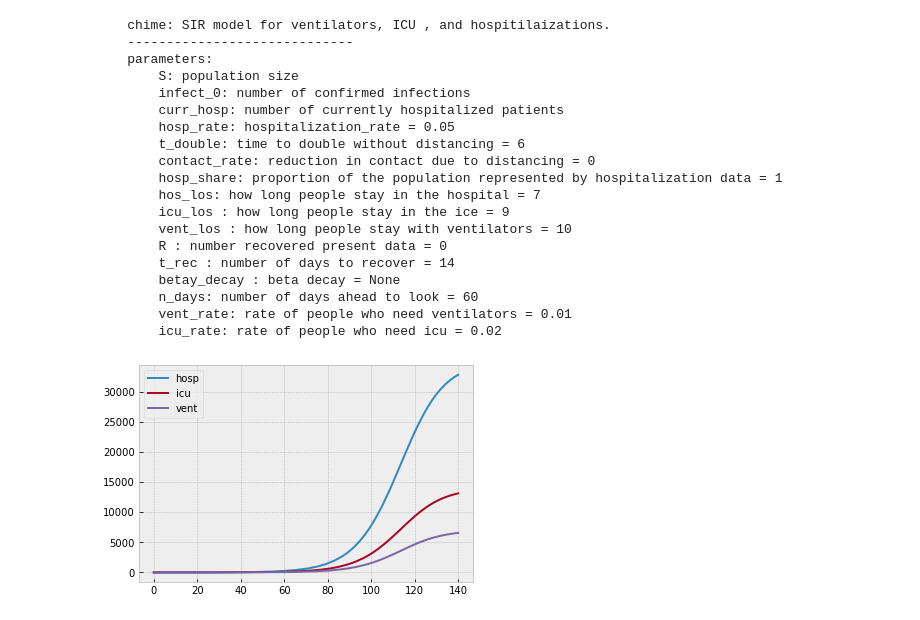
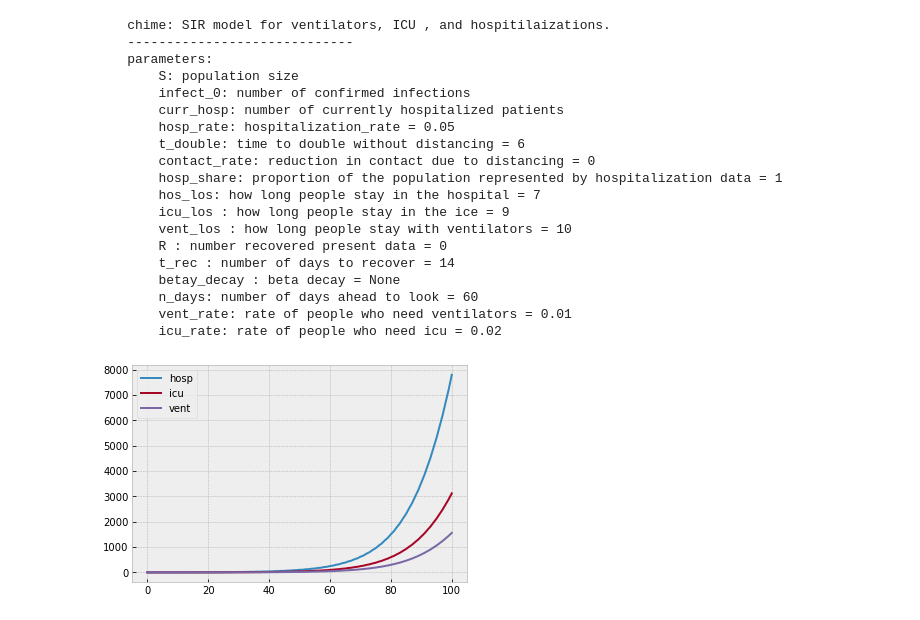
Before and after one commit to josephsdavid/COVID_modeling, a Jupyter notebook: Demo.ipynb, the cells around one changed output. Drawn from its saved outputs; the diff is of its cells as text; code cells hidden in the pictures.

```diff
--- a/Demo.ipynb
+++ b/Demo.ipynb
@@ -5,32 +5,32 @@ plt.style.use('bmh')
 
 # numbers inaccurate, the usage of just hospitalization rate means we need to do
 # something about the data
 print(chime.__doc__)
-dtx = chime(1345076, 35, 2, n_days = 140)
+dtx, admits, census = chime(1345076, 35, 2, n_days = 100)
 
 ax = plt.subplot()
 for k in list(dtx.keys())[1:]:
     ax.plot(dtx[k], label = k)
     ax.legend()
 plt.show()
 # %% [output]
     chime: SIR model for ventilators, ICU , and hospitilaizations.
     -----------------------------
     parameters:
         S: population size
         infect_0: number of confirmed infections
         curr_hosp: number of currently hospitalized patients
         hosp_rate: hospitalization_rate = 0.05
         t_double: time to double without distancing = 6
         contact_rate: reduction in contact due to distancing = 0
         hosp_share: proportion of the population represented by hospitalization data = 1
         hos_los: how long people stay in the hospital = 7
         icu_los : how long people stay in the ice = 9
         vent_los : how long people stay with ventilators = 10
         R : number recovered present data = 0
         t_rec : number of days to recover = 14
         betay_decay : beta decay = None
         n_days: number of days ahead to look = 60
         vent_rate: rate of people who need ventilators = 0.01
         icu_rate: rate of people who need icu = 0.02
-[figure, old version]
+[figure, new version]
```
Also changed, not shown: parts of 1 cell of this notebook, 6 other files.
